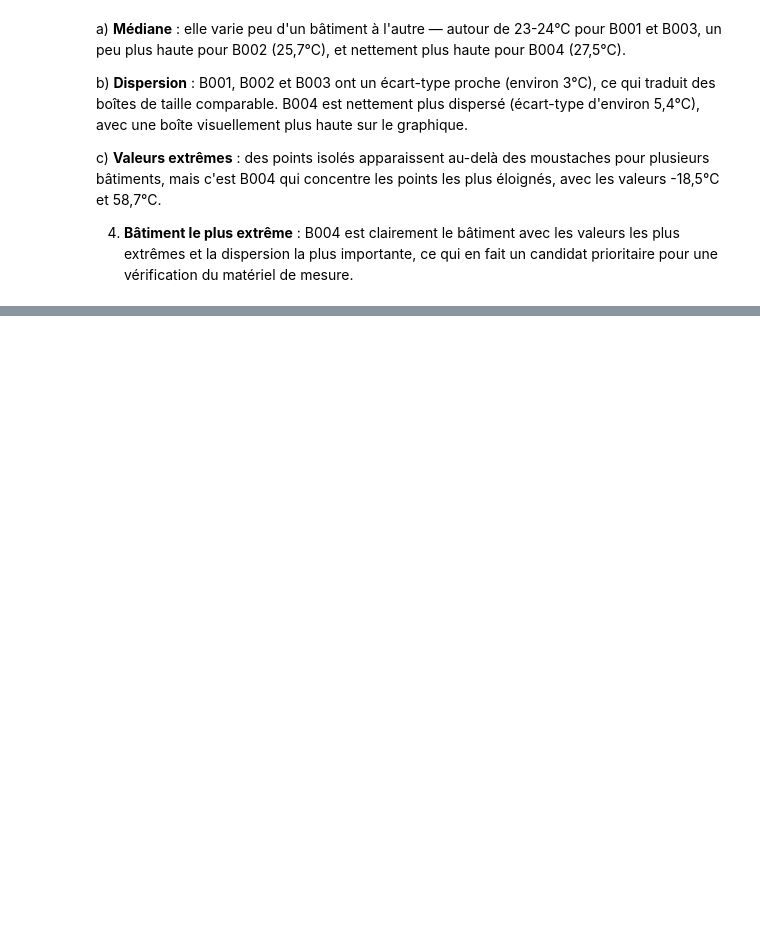
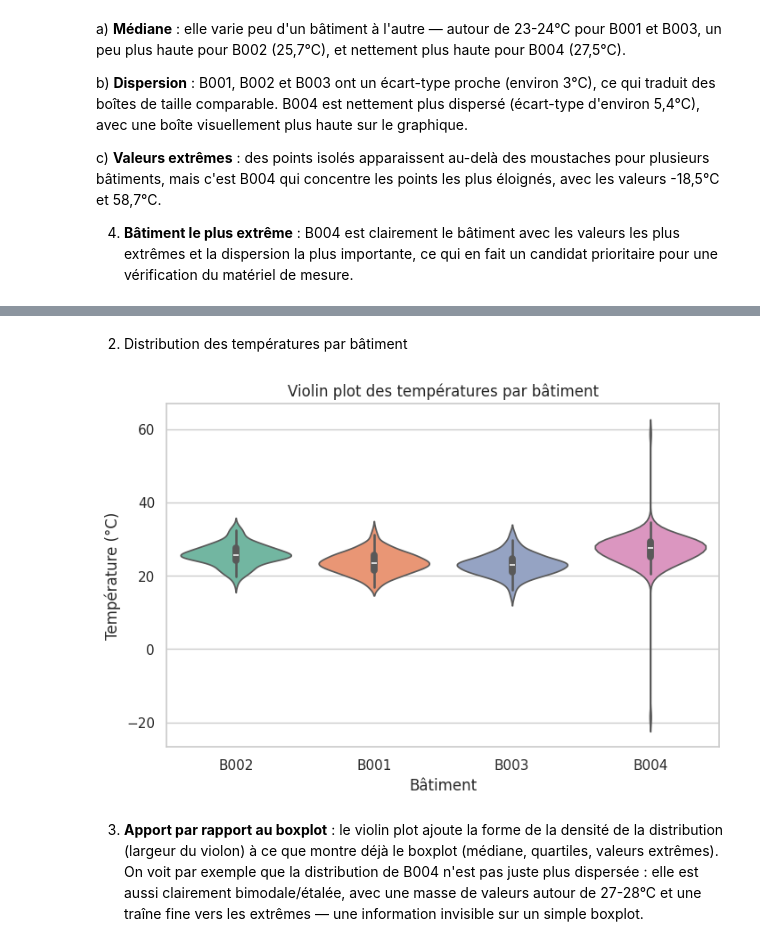
Before and after one commit to Abdoulaye-Diouf/atelier_seaborn_iot, a Jupyter notebook: notebooks/atelier_seaborn_iot.ipynb, the cells around one changed output, grey strips where cells are left out. Saved outputs shown, nothing was run; the diff lists cells and outputs as text; code cells hidden in the pictures; blank space fills up the shorter version.

```diff
--- a/notebooks/atelier_seaborn_iot.ipynb
+++ b/notebooks/atelier_seaborn_iot.ipynb
@@ -222,0 +235,13 @@ c) **Valeurs extrêmes** : des points isolés apparaissent au-delà des moustach
+# %% [markdown]
+2) Distribution des températures par bâtiment
+# %%
+plt.figure(figsize=(8, 5))
+sns.violinplot(data=df, x="batiment", y="temperature", hue="batiment", palette="Set2", legend=False)
+plt.title("Violin plot des températures par bâtiment")
+plt.xlabel("Bâtiment")
+plt.ylabel("Température (°C)")
+plt.show()
+# %% [output]
+[figure, added]
+# %% [markdown]
+3) **Apport par rapport au boxplot** : le violin plot ajoute la forme de la densité de la distribution (largeur du violon) à ce que montre déjà le boxplot (médiane, quartiles, valeurs extrêmes). On voit par exemple que la distribution de B004 n'est pas juste plus dispersée : elle est aussi clairement bimodale/étalée, avec une masse de valeurs autour de 27-28°C et une traîne fine vers les extrêmes — une information invisible sur un simple boxplot.
```
Also changed, not shown: parts of 3 cells of this notebook.
